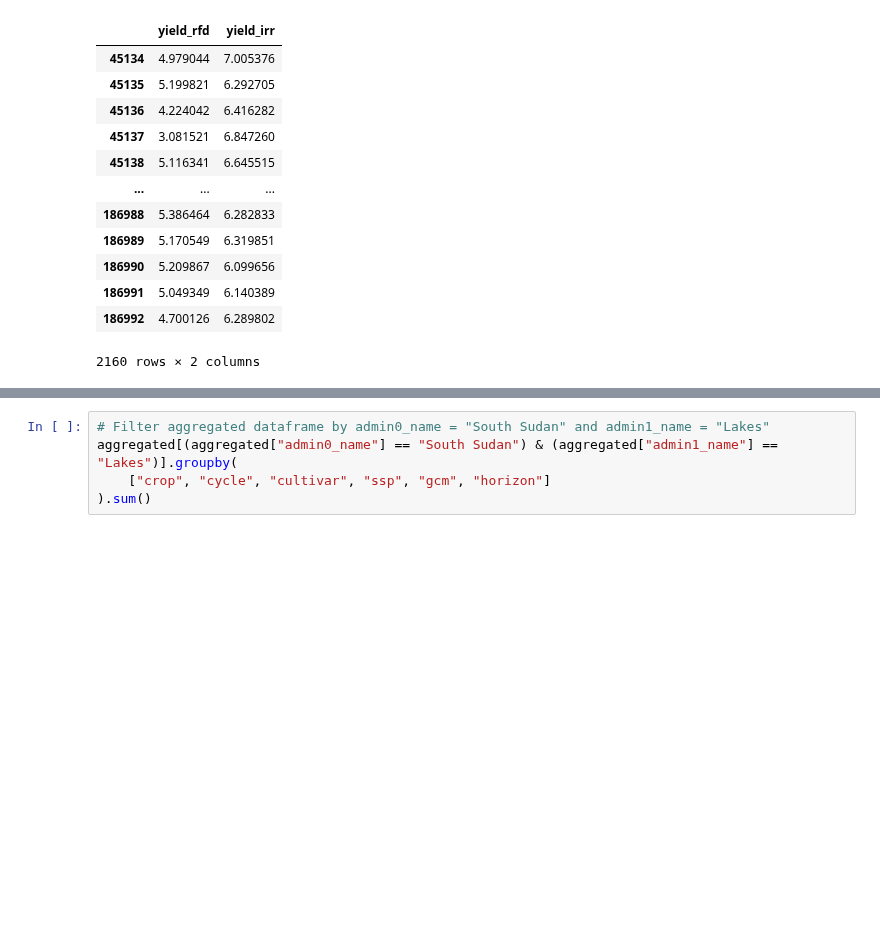
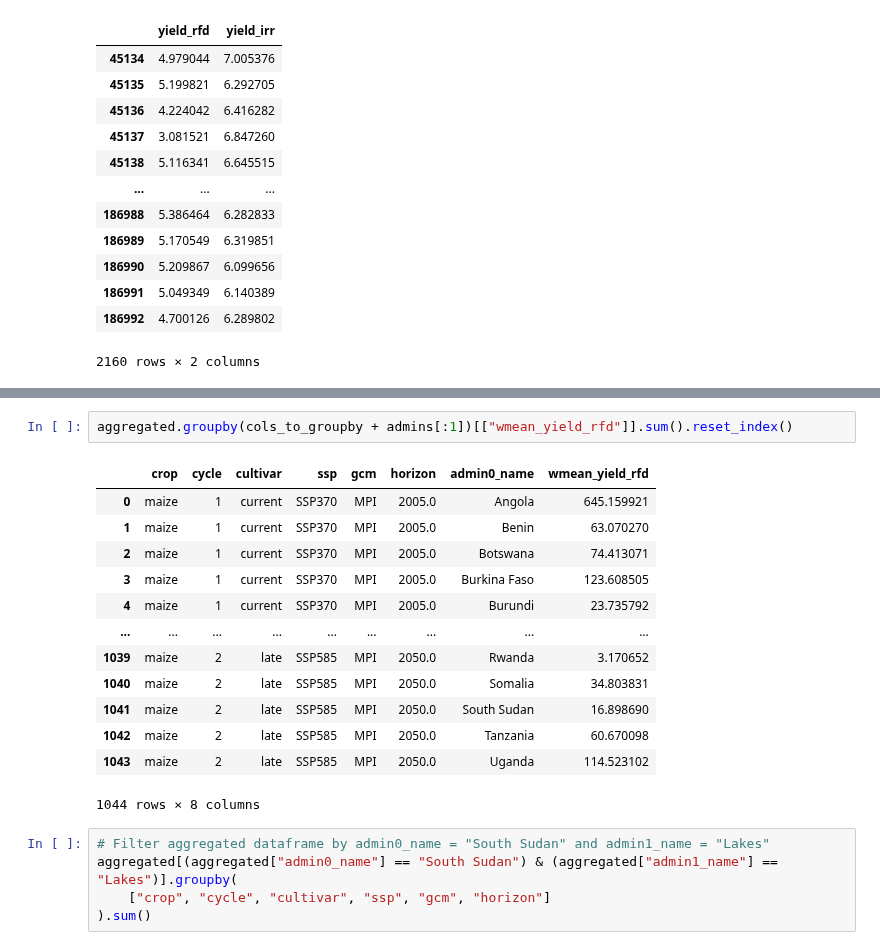
Before and after one commit to AdaptationAtlas/crop-impacts-prototype, a Jupyter notebook: notebooks/eda.ipynb, the cells around one changed output, grey strips where cells are left out. Drawn from its saved outputs; the diff is of its cells as text; blank space fills up the shorter version.

```diff
--- a/notebooks/eda.ipynb
+++ b/notebooks/eda.ipynb
@@ -712,3 +719,19 @@ aggregated
+# %%
+aggregated.groupby(cols_to_groupby + admins[:1])[["wmean_yield_rfd"]].sum().reset_index()
+# %% [output]
+|  | crop | cycle | cultivar | ssp | gcm | horizon | admin0_name | wmean_yield_rfd |
+| 0 | maize | 1 | current | SSP370 | MPI | 2005.0 | Angola | 645.159921 |
+| 1 | maize | 1 | current | SSP370 | MPI | 2005.0 | Benin | 63.070270 |
+| 2 | maize | 1 | current | SSP370 | MPI | 2005.0 | Botswana | 74.413071 |
+| 3 | maize | 1 | current | SSP370 | MPI | 2005.0 | Burkina Faso | 123.608505 |
+| 4 | maize | 1 | current | SSP370 | MPI | 2005.0 | Burundi | 23.735792 |
+| ... | ... | ... | ... | ... | ... | ... | ... | ... |
+| 1039 | maize | 2 | late | SSP585 | MPI | 2050.0 | Rwanda | 3.170652 |
+| 1040 | maize | 2 | late | SSP585 | MPI | 2050.0 | Somalia | 34.803831 |
+| 1041 | maize | 2 | late | SSP585 | MPI | 2050.0 | South Sudan | 16.898690 |
+| 1042 | maize | 2 | late | SSP585 | MPI | 2050.0 | Tanzania | 60.670098 |
+| 1043 | maize | 2 | late | SSP585 | MPI | 2050.0 | Uganda | 114.523102 |
+1044 rows × 8 columns
 # %%
 # Filter aggregated dataframe by admin0_name = "South Sudan" and admin1_name = "Lakes"
 aggregated[(aggregated["admin0_name"] == "South Sudan") & (aggregated["admin1_name"] == "Lakes")].groupby(
```
Also changed, not shown: parts of 12 cells of this notebook.
